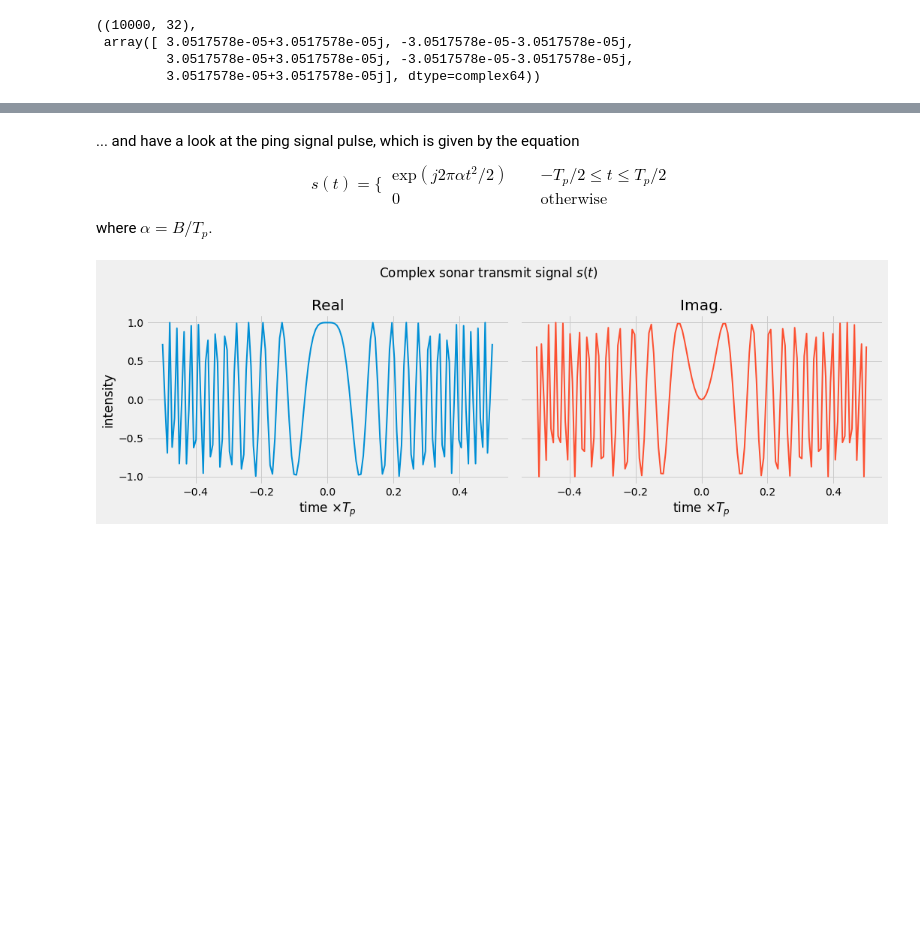
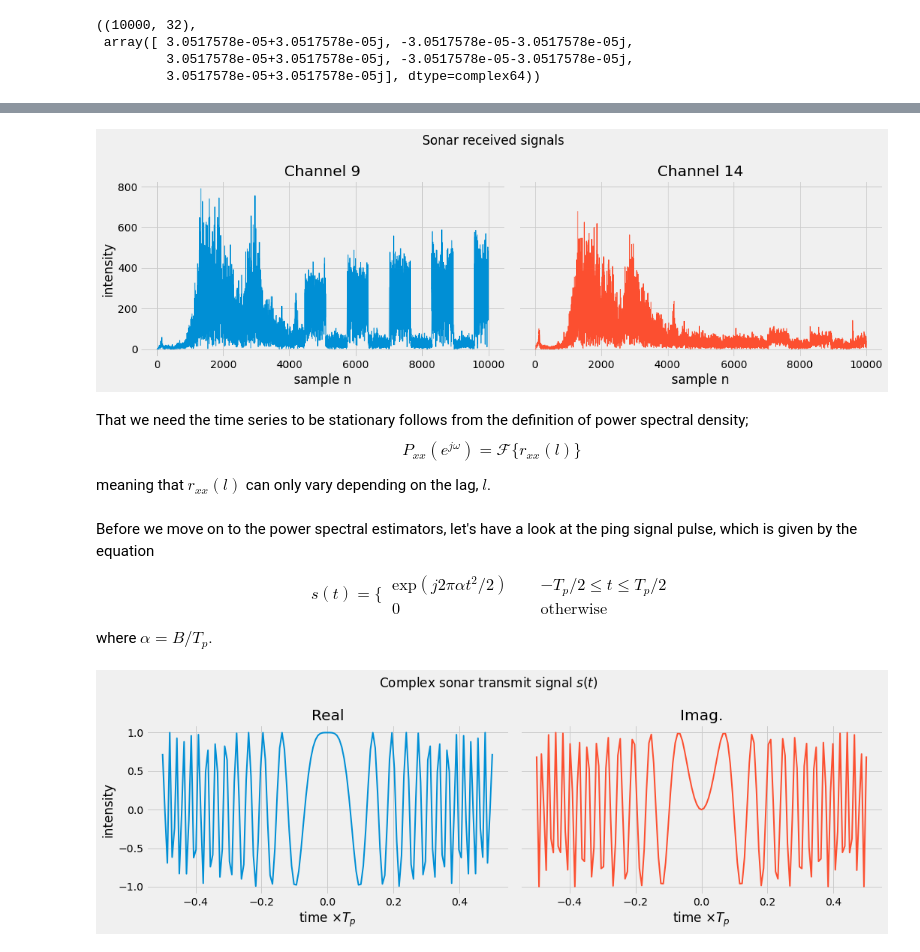
Before and after one commit to fonstelien/INF4480, a Jupyter notebook: project3/project3.ipynb, the cells around one changed output, grey strips where cells are left out. Saved outputs shown, nothing was run; the diff lists cells and outputs as text; code cells hidden in the pictures; blank space fills up the shorter version.

```diff
--- a/project3/project3.ipynb
+++ b/project3/project3.ipynb
@@ -22,3 +29,4 @@ import matplotlib.pyplot as plt
 ### Setting plotting style
 plt.style.use('fivethirtyeight')
 COLORS = plt.rcParams['axes.prop_cycle'].by_key()['color']
+plt.rcParams['pcolor.shading'] = 'flat'
@@ -76,5 +76,31 @@ fs=40000.0, Tp=0.003499, B=30000.0, fc=100000.0
+# %%
+fig, axes = plt.subplots(ncols=2, nrows=1, sharex=True, sharey=True, figsize=(15,5))
+fig.suptitle(r'Sonar received signals')
+
+ax = axes[0]
+ax.set_title('Channel 9')
+ax.plot(np.abs(sonardata['data'][:,9]), lw=1)
+ax.set_xlabel(r'sample n')
+ax.set_ylabel(r'intensity')
+
+ax = axes[1]
+ax.set_title('Channel 14')
+ax.plot(np.abs(sonardata['data'][:,14]), lw=1, color=COLORS[1])
+ax.set_xlabel(r'sample n')
+
+plt.tight_layout()
+plt.show()
+# %% [output]
+[figure, added]
+# %% [markdown]
+That we need the time series to be stationary follows from the definition of power spectral density;
+$$
+P_{xx}(e^{j \omega}) = \mathcal{F} \{ r_{xx}(l) \}
+$$
+
+meaning that $r_{xx}(l)$ can only vary depending on the lag, $l$.
 # %% [markdown]
-... and have a look at the ping signal pulse, which is given by the equation
+Before we move on to the power spectral estimators, let's have a look at the ping signal pulse, which is given by the equation
 $$
 s(t) =  \bigg\{
     \begin{aligned}
```
Also changed, not shown: parts of 99 cells of this notebook.
